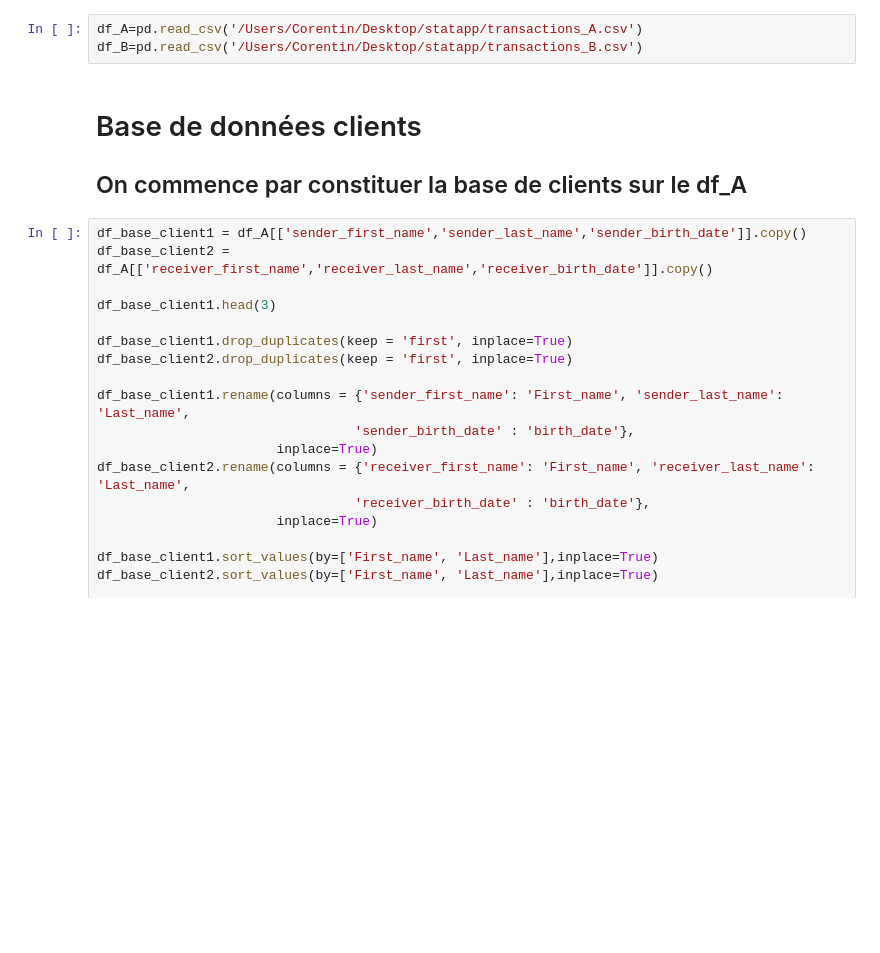
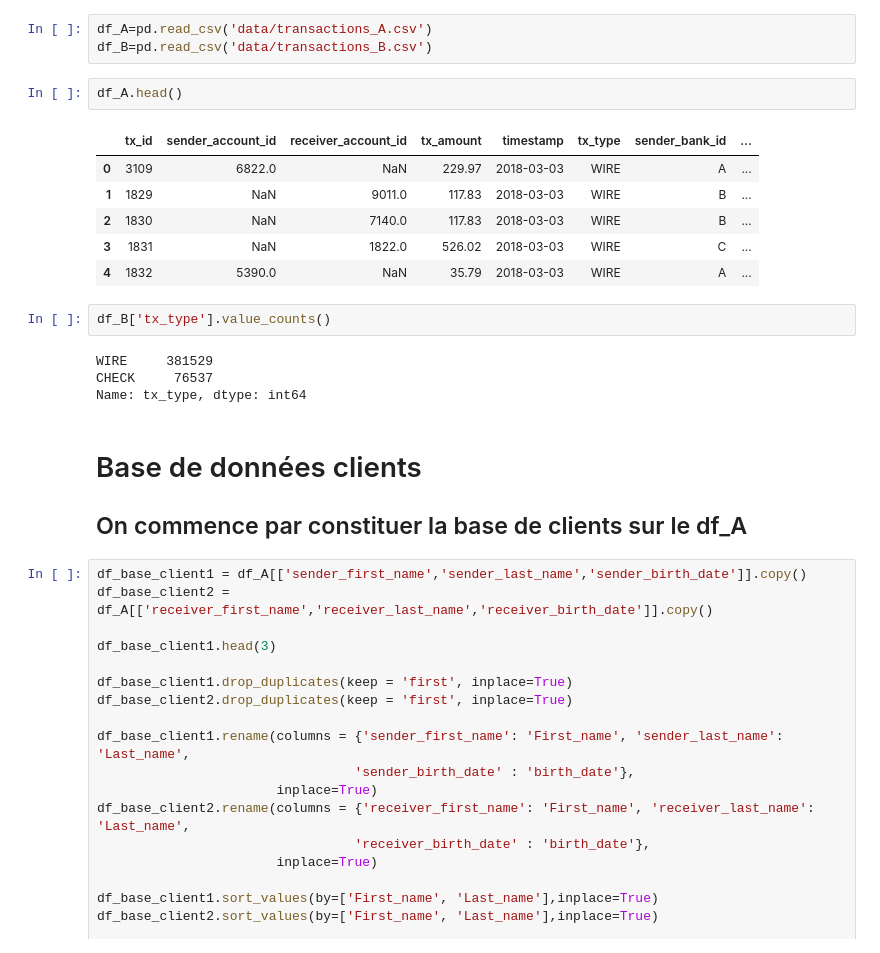
Before and after one commit to CorentinPernot/Statapp, a Jupyter notebook: Notebook/Base_clients_enrichissements.ipynb, the cells around one changed output. Saved outputs shown, nothing was run; the diff lists cells and outputs as text; blank space fills up the shorter version.

```diff
--- a/Notebook/Base_clients_enrichissements.ipynb
+++ b/Notebook/Base_clients_enrichissements.ipynb
@@ -29,6 +10,21 @@ Requirement already satisfied: webencodings in /opt/anaconda3/lib/python3.7/site
 # %%
-df_A=pd.read_csv('/Users/Corentin/Desktop/statapp/transactions_A.csv')
-df_B=pd.read_csv('/Users/Corentin/Desktop/statapp/transactions_B.csv')
+df_A=pd.read_csv('data/transactions_A.csv')
+df_B=pd.read_csv('data/transactions_B.csv')
+# %%
+df_A.head()
+# %% [output]
+|  | tx_id | sender_account_id | receiver_account_id | tx_amount | timestamp | tx_type | sender_bank_id | ... |
+| 0 | 3109 | 6822.0 | NaN | 229.97 | 2018-03-03 | WIRE | A | ... |
+| 1 | 1829 | NaN | 9011.0 | 117.83 | 2018-03-03 | WIRE | B | ... |
+| 2 | 1830 | NaN | 7140.0 | 117.83 | 2018-03-03 | WIRE | B | ... |
+| 3 | 1831 | NaN | 1822.0 | 526.02 | 2018-03-03 | WIRE | C | ... |
+| 4 | 1832 | 5390.0 | NaN | 35.79 | 2018-03-03 | WIRE | A | ... |
+# %%
+df_B['tx_type'].value_counts()
+# %% [output]
+WIRE     381529
+CHECK     76537
+Name: tx_type, dtype: int64
 # %% [markdown]
 # Base de données clients
 
```
Also changed, not shown: parts of 1 cell of this notebook, 2 other files.
